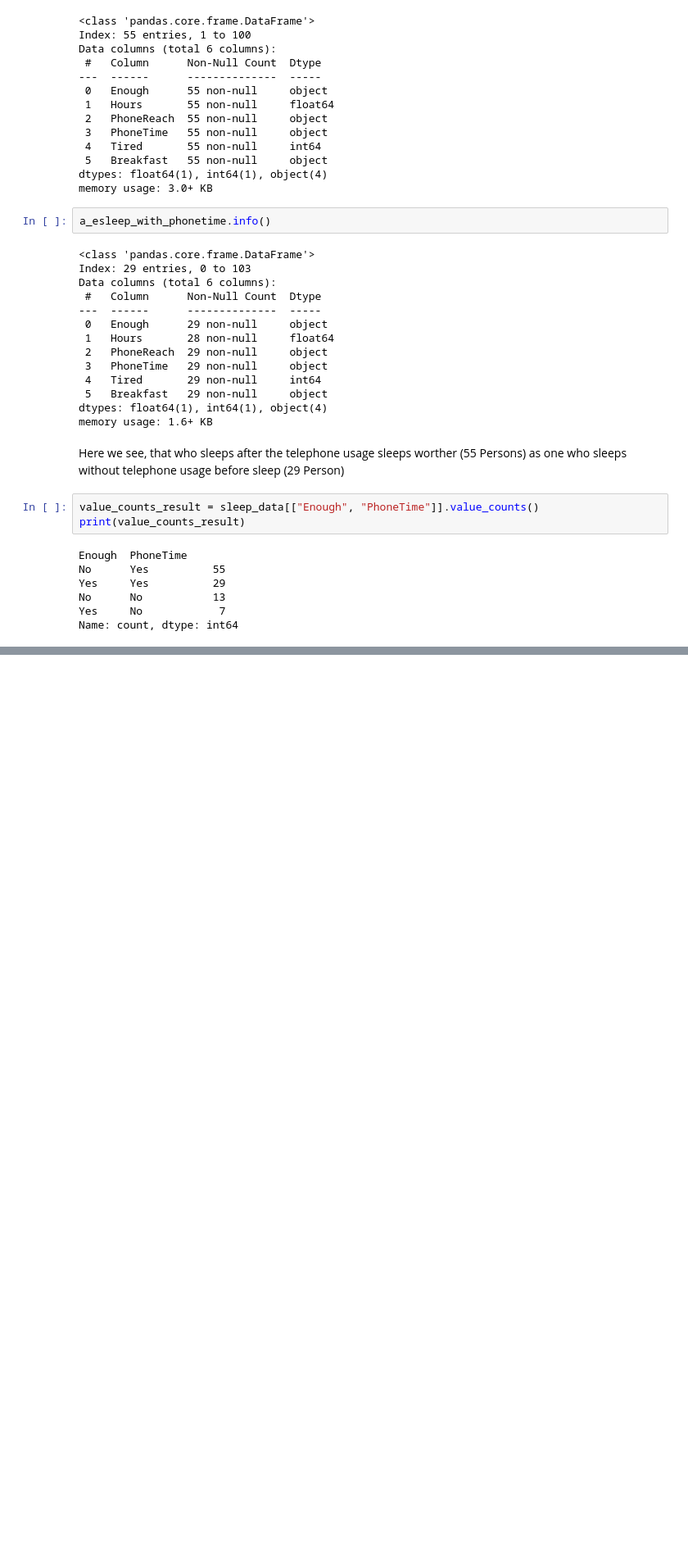
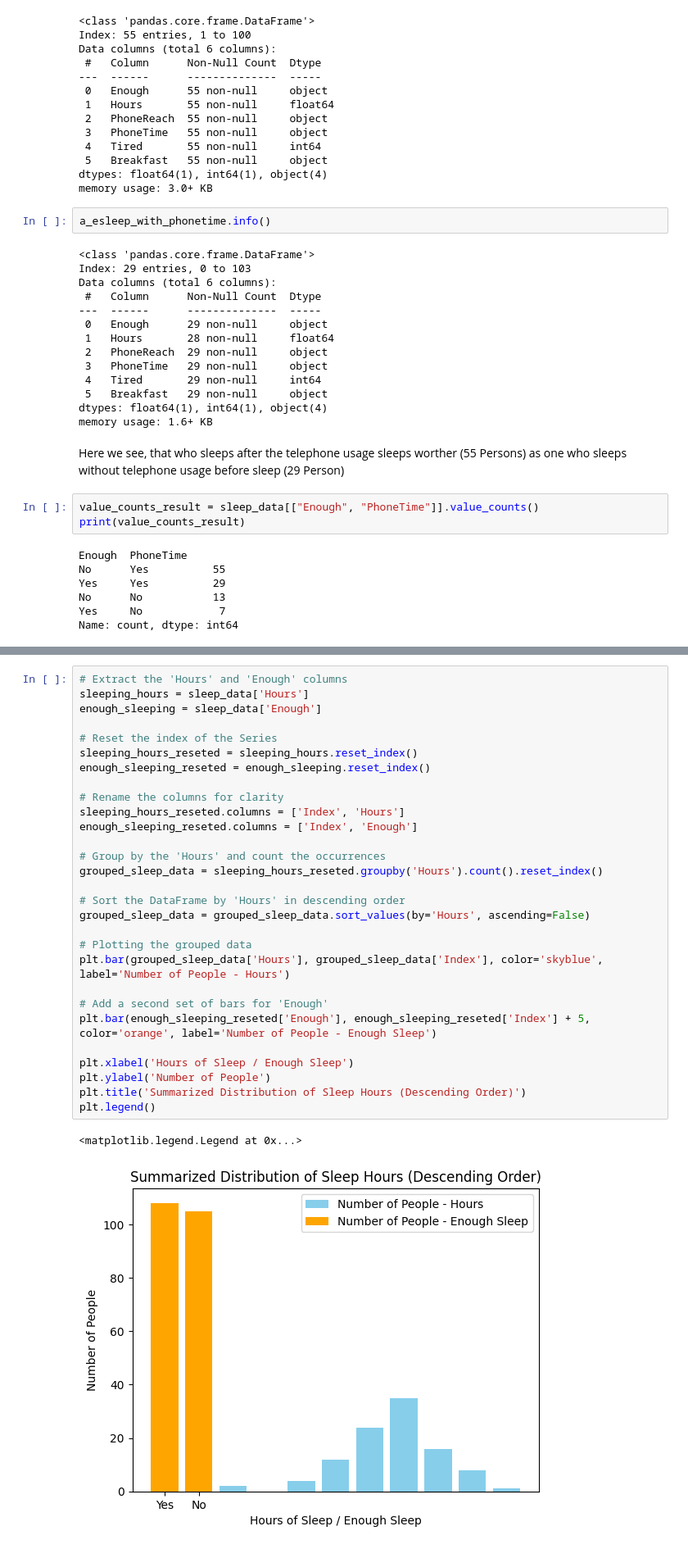
Before and after one commit to ElenaIurchenkoMatlas/sleepdata-smartphoneusage, a Jupyter notebook: SleepDataJupiter.ipynb, the cells around one changed output, grey strips where cells are left out. Shown at 82% size. Drawn from its saved outputs; the diff is of its cells as text; blank space fills up the shorter version.

```diff
--- a/SleepDataJupiter.ipynb
+++ b/SleepDataJupiter.ipynb
@@ -243,0 +380,32 @@ Name: count, dtype: int64
+# %%
+# Extract the 'Hours' and 'Enough' columns
+sleeping_hours = sleep_data['Hours']
+enough_sleeping = sleep_data['Enough']
+
+# Reset the index of the Series
+sleeping_hours_reseted = sleeping_hours.reset_index()
+enough_sleeping_reseted = enough_sleeping.reset_index()
+
+# Rename the columns for clarity
+sleeping_hours_reseted.columns = ['Index', 'Hours']
+enough_sleeping_reseted.columns = ['Index', 'Enough']
+
+# Group by the 'Hours' and count the occurrences
+grouped_sleep_data = sleeping_hours_reseted.groupby('Hours').count().reset_index()
+
+# Sort the DataFrame by 'Hours' in descending order
+grouped_sleep_data = grouped_sleep_data.sort_values(by='Hours', ascending=False)
+
+# Plotting the grouped data
+plt.bar(grouped_sleep_data['Hours'], grouped_sleep_data['Index'], color='skyblue', label='Number of People - Hours')
+
+# Add a second set of bars for 'Enough'
+plt.bar(enough_sleeping_reseted['Enough'], enough_sleeping_reseted['Index'] + 5, color='orange', label='Number of People - Enough Sleep')
+
+plt.xlabel('Hours of Sleep / Enough Sleep')
+plt.ylabel('Number of People')
+plt.title('Summarized Distribution of Sleep Hours (Descending Order)')
+plt.legend()
+# %% [output]
+<matplotlib.legend.Legend at 0x...>
+[figure, added]
```
Also changed, not shown: parts of 13 cells of this notebook.
